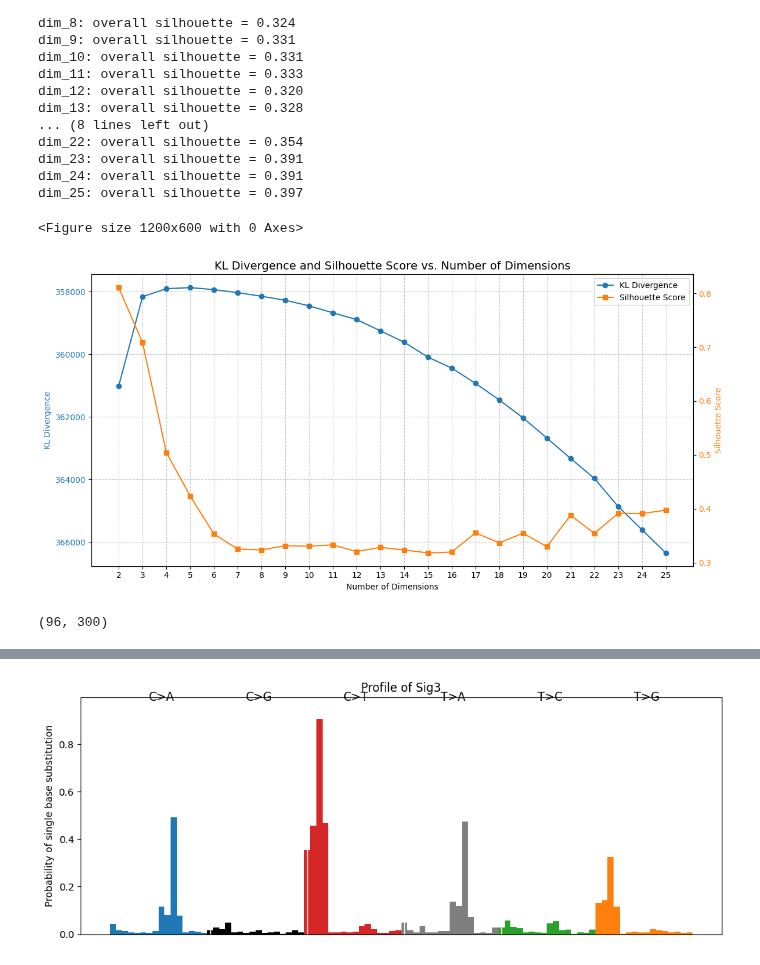
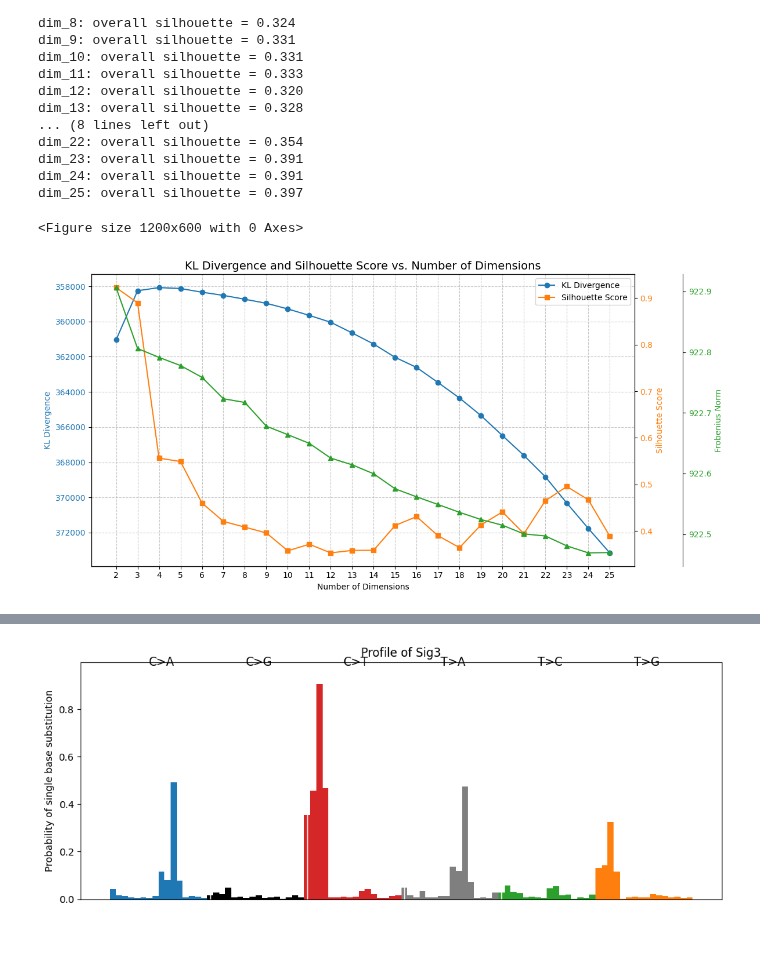
Before and after one commit to Harrison-Q-Ma/BNFO285_Projects, a Jupyter notebook: project_3/Harrison/clustering.ipynb, the cells around one changed output, grey strips where cells are left out. Cells and saved outputs as stored; diff of their text form; code cells hidden in the pictures.

```diff
--- a/project_3/Harrison/clustering.ipynb
+++ b/project_3/Harrison/clustering.ipynb
@@ -37,6 +37,7 @@ dims     = [f'dim_{d}' for d in range(2,26)]
 # reduce to summaries (errors, stabilities) as you go.
 M_hats = {}
 KL_scores = {}
+forbenious = {}
 
 for dim in tqdm(dims):
     sig_dir = os.path.join(base_sig, dim)
@@ -49,6 +50,7 @@ for dim in tqdm(dims):
     # assume they align one-to-one by sort order
     runs = min(len(sig_files), len(exp_files))
     kl_list = []
+    frob_list = []
     M_hats_dim = {}
 
     for run_idx in range(runs):
@@ -76,7 +78,7 @@ for dim in tqdm(dims):
         M_hat = S_r.dot(A_rr)          # contexts × samples
 
         # compute KL divergence: sum_{i,j} [M log(M/Mhat) - M + Mhat]
-        eps    = 1e-9
+        eps    = 1e-15
         M_safe    = orig_matrix + eps
         Mhat_safe = M_hat       + eps
 
@@ -85,12 +87,17 @@ for dim in tqdm(dims):
                      + Mhat_safe)
         kl_value  = kl_matrix.values.sum()
         kl_list.append(kl_value)
+        # compute Frobenius norm ||M - M_hat||_F
+        diff    = (orig_matrix - M_hat).values
+        frob    = np.linalg.norm(diff, ord='fro')
+        frob_list.append(frob)
 
         # discard per‐run arrays before next iteration
         del S_r, A_r, A_rr, M_hat, kl_matrix
 
     # store average KL for this dim
     KL_scores[dim] = float(np.mean(kl_list))
+    forbenious[dim]   = float(np.mean(frob_list))
     M_hats[dim] = M_hats_dim
 # %%
 # list all files under /Users/harrisonma/Documents/PhD Classes/2025 Spring/BNFO 285/BNFO285_Projects/project_3/Amy/Output/Signature/dim_2/
@@ -194,35 +248,43 @@ color1 = 'tab:blue'
 ax1.set_xlabel('Number of Dimensions')
 ax1.set_ylabel('KL Divergence', color=color1)
 ax1.plot(dim_numbers, list(KL_scores.values()), marker='o', color=color1, label='KL Divergence')
 ax1.tick_params(axis='y', labelcolor=color1)
 ax1.grid(True, linestyle='--', alpha=0.7)
 
 # Invert y-axis for KL score so that lower (better) values are at the top
 ax1.invert_yaxis()
 
 # Create a secondary y-axis for silhouette scores
 ax2 = ax1.twinx()
 color2 = 'tab:orange'
 ax2.set_ylabel('Silhouette Score', color=color2)
-ax2.plot(dim_numbers, list(silhouette.values()), marker='s', color=color2, label='Silhouette Score')
+ax2.plot(dim_numbers, list(sil_scores.values()), marker='s', color=color2, label='Silhouette Score')
 ax2.tick_params(axis='y', labelcolor=color2)
+
+# plot a third y-axis for Frobenious norm
+ax3 = ax1.twinx()
+ax3.spines['right'].set_position(('outward', 60))  # move the third y-axis outward
+color3 = 'tab:green'
+ax3.set_ylabel('Frobenius Norm', color=color3)
+ax3.plot(dim_numbers, list(forbenious.values()), marker='^', color=color3, label='Frobenius Norm')
+ax3.tick_params(axis='y', labelcolor=color3)
 
 # Add title and legend
 plt.title('KL Divergence and Silhouette Score vs. Number of Dimensions', fontsize=14)
 
 # Create unified legend
 lines1, labels1 = ax1.get_legend_handles_labels()
 lines2, labels2 = ax2.get_legend_handles_labels()
 ax1.legend(lines1 + lines2, labels1 + labels2, loc='best')
 
 # Ensure x-axis shows integer values for dimensions
 ax1.set_xticks(dim_numbers)
 
 # Adjust layout
 fig.tight_layout()
 # %% [output]
 <Figure size 1200x600 with 0 Axes>
-[figure, old version]
+[figure, new version]
 # %%
 # now we have determined 3 as the best nuber of dimensions, we can plot the cluster centroids
 dim = 'dim_3'
@@ -246,10 +308,6 @@ for file in csv_files:
 
 # concatenate the dataframes into one dataframe
 combined_df = pd.concat(dfs, axis = 1)
-# %%
-combined_df.shape
-# %% [output]
-(96, 300)
 # %%
 kmeans = KMeans(n_clusters=int(3))
 kmeans.fit(df_dims[dim].T)
```
Also changed, not shown: parts of 6 cells of this notebook, 1 other file.
